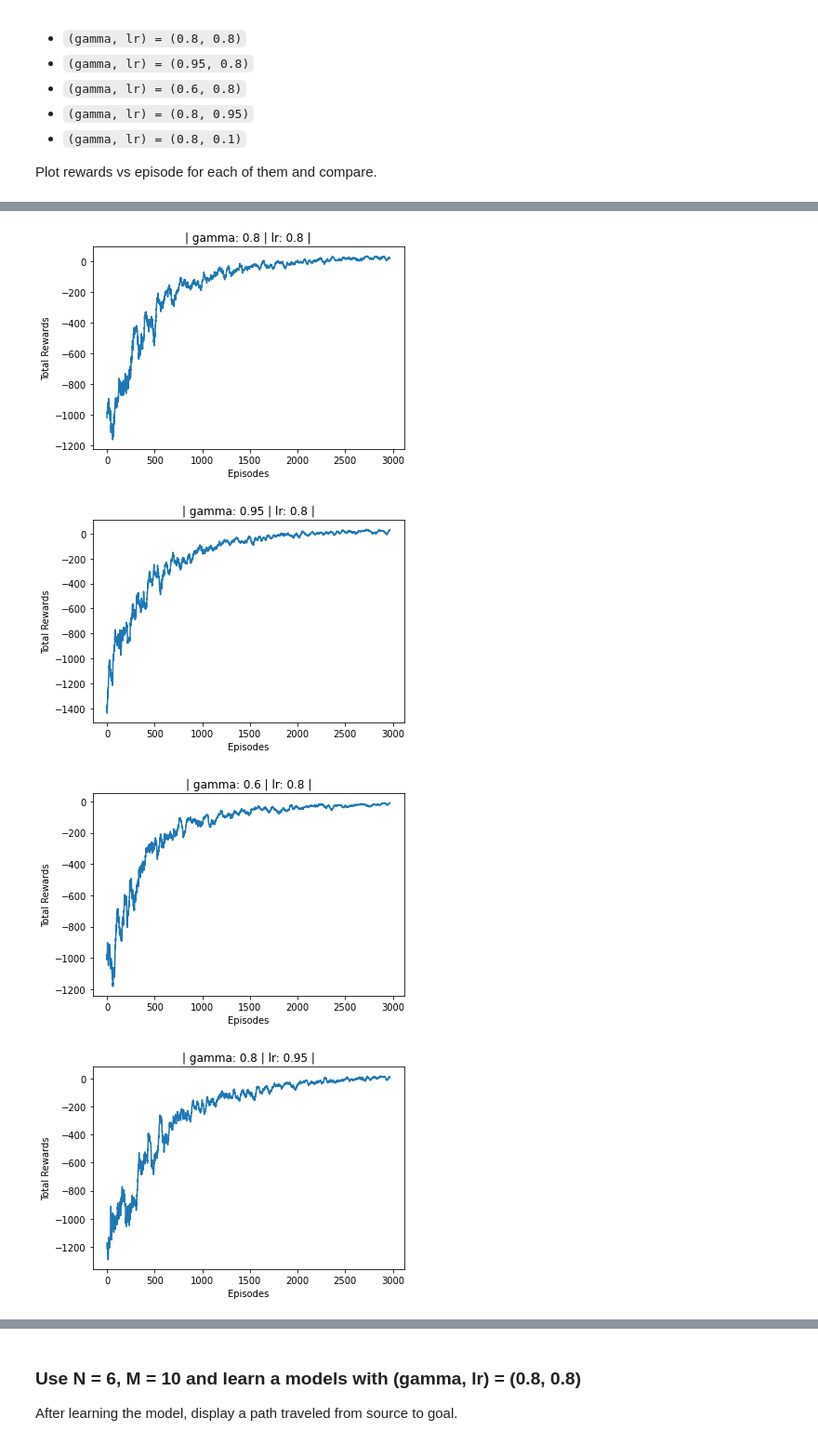
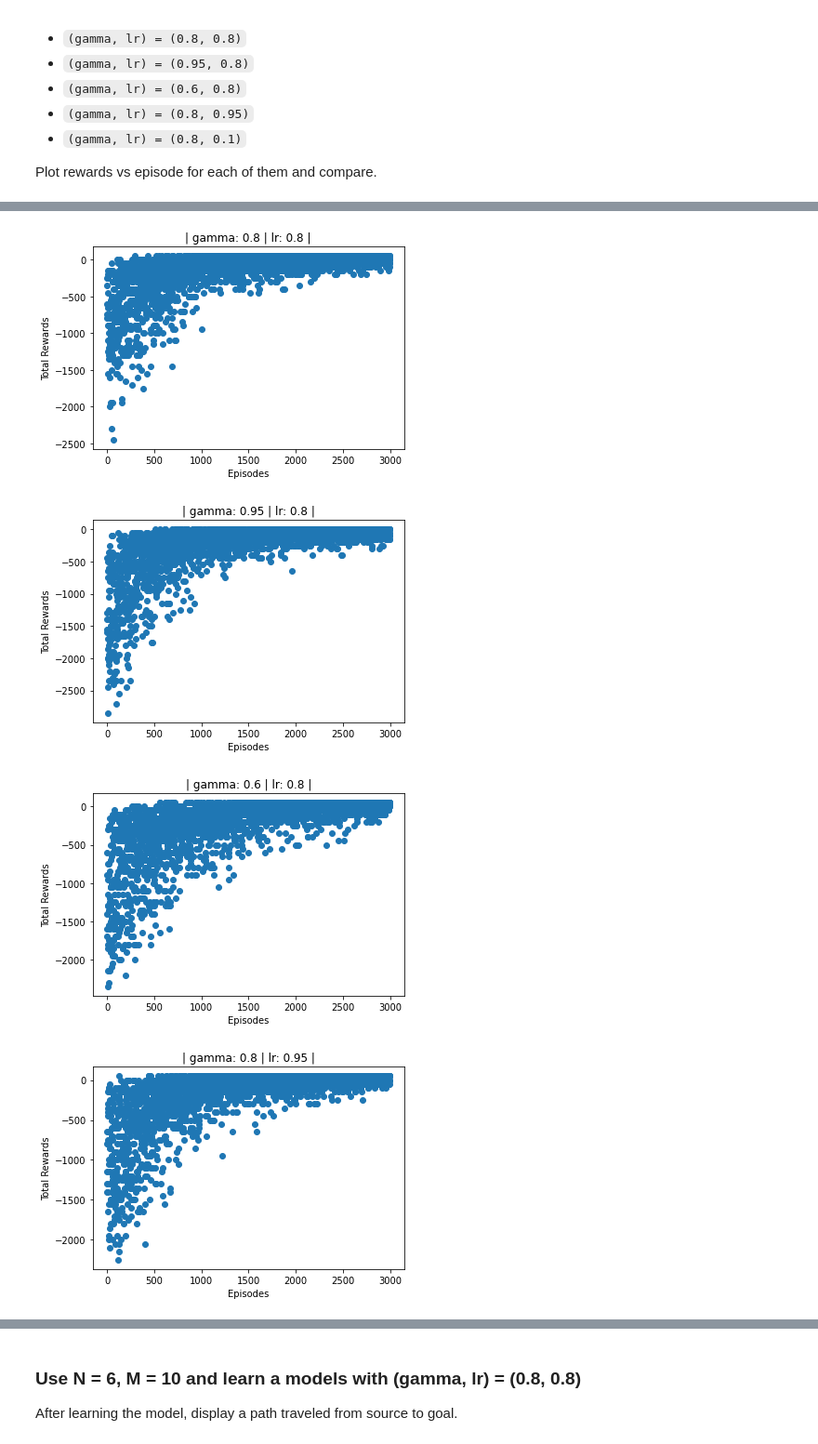
Before and after one commit to sourav-suku/Frozen-Lake, a Jupyter notebook: Frozen_Lake.ipynb, the cells around one changed output, grey strips where cells are left out. Shown: that part at 93% size. Drawn from its saved outputs; the diff is of its cells as text; code cells hidden in the pictures.

```diff
--- a/Frozen_Lake.ipynb
+++ b/Frozen_Lake.ipynb
@@ -34,13 +34,12 @@ def get_board(N, M):
   # use 'C' for displaying agents current position on the board.
   # Refer the representation from the image shown above
 
-  #  ----------
-  H = randC(N*N-2, M, replace=False) + 1
-
+  # Write your code here ----------
   row = ['F' for i in range(N)]
   board = [row for i in range(N)]
   board = np.array(board, dtype=str)
-
+  rng = np.random.default_rng()
+  H = rng.choice(range(1, N*N), size=M, replace=False)
   for i in H:
       board[int(i/N)][int(i%N)] = 'H'
 
@@ -245,12 +244,16 @@ def travel_path(env, Q, show_display=False):
 
 Plot rewards vs episode for each of them and compare.
 # %%
+import time
 # Write your code here ----------
 for (gamma, lr) in [(0.8, 0.8), (0.95, 0.8), (0.6, 0.8), (0.8, 0.95), (0.8, 0.1)]:
   print("| gamma: " + str(gamma) + " | lr: " + str(lr) + " |")
   soln_exist = 0
+  start = time.time()
+  env, Q, rewards = init_env_and_learn(N=6, M=10, gamma=gamma, lr=lr)
+  end = time.time()
 
-  env, Q, rewards = init_env_and_learn(N=6, M=10, gamma=gamma, lr=lr)
+  print("time to train: {}, average reward: {}".format(end-start, sum(rewards)/len(rewards)))
   soln_exist = travel_path(env, Q)
 
   while soln_exist == 0:
@@ -259,18 +262,10 @@ for (gamma, lr) in [(0.8, 0.8), (0.95, 0.8), (0.6, 0.8), (0.8, 0.95), (0.8, 0.1)
 
   rewards = np.array(rewards)
 
-  # Averaging for a clear plot
-  mean_R = rewards[:-30]/30.0
-  for i in range(1, 30):
-    mean_R += rewards[i:(-30+i)]/30.0
-
   plt.figure()
-  plt.plot(mean_R)
+  plt.scatter(range(len(rewards)), rewards)
   plt.ylabel('Total Rewards')
   plt.xlabel('Episodes')
   plt.title("| gamma: " + str(gamma) + " | lr: " + str(lr) + " |")
-# -------------------------------
-
-# print("Replace this with your observation")
 # %% [output]
 | gamma: 0.8 | lr: 0.8 |
@@ -281,4 +281,4 @@ for (gamma, lr) in [(0.8, 0.8), (0.95, 0.8), (0.6, 0.8), (0.8, 0.95), (0.8, 0.1)
-[figure, old version]
+[figure, new version]
-[figure, old version]
+[figure, new version]
-[figure, old version]
+[figure, new version]
-[figure, old version]
+[figure, new version]
```
Also changed, not shown: parts of 2 cells of this notebook.
